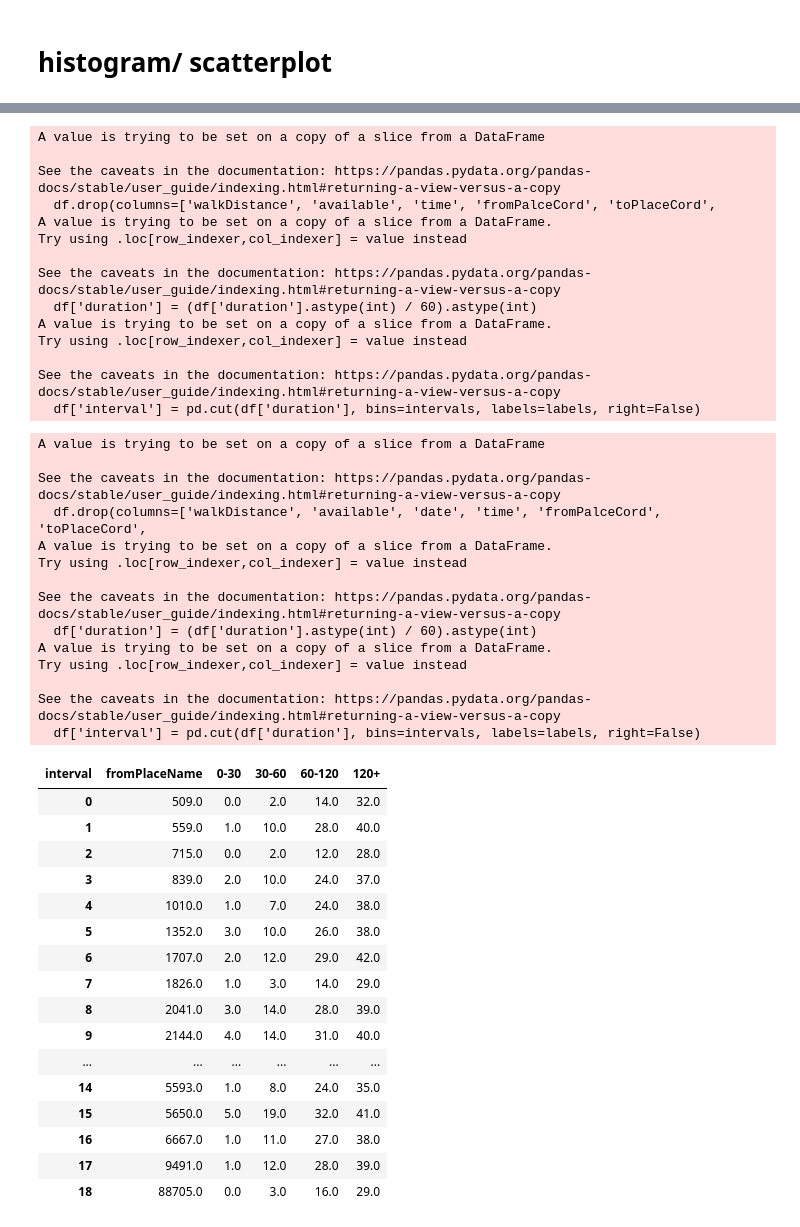
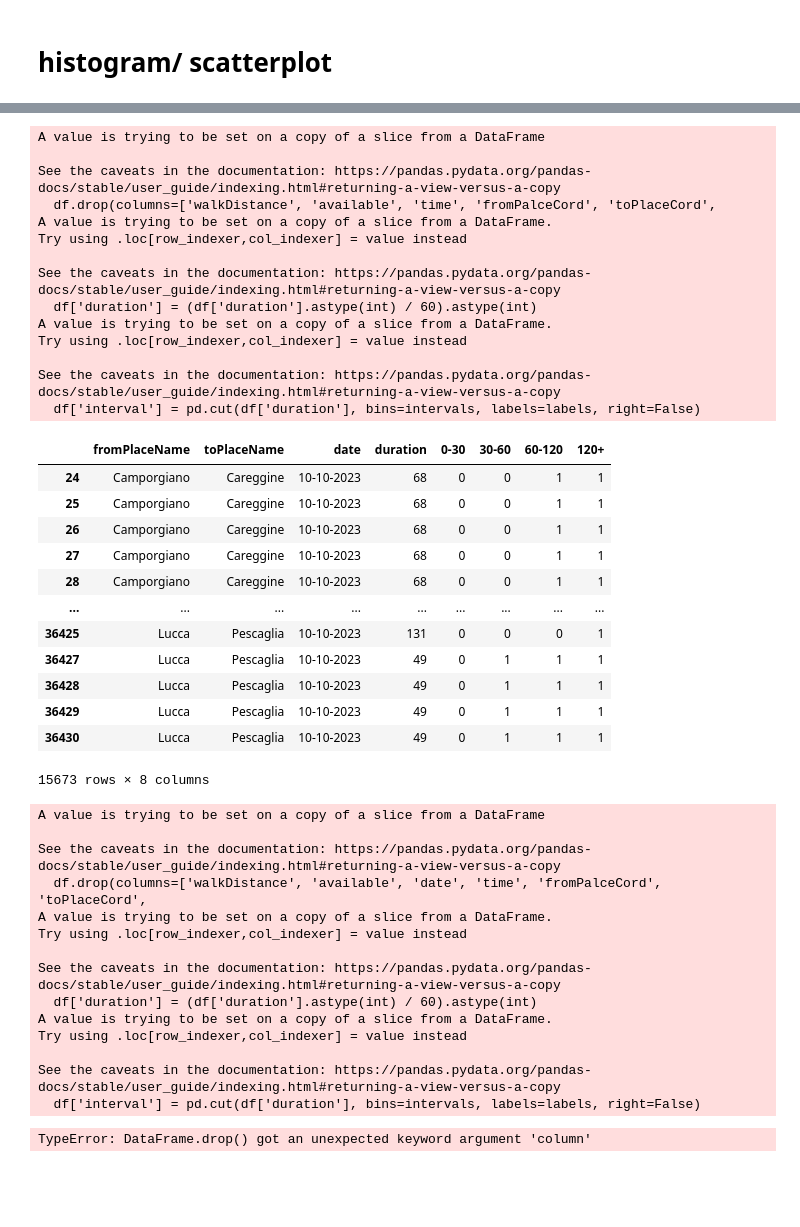
Before and after one commit to bianchi-john/OTPBorghi, a Jupyter notebook: histogram or scatterplot/histogram or scatterplot.ipynb, the cells around one changed output, grey strips where cells are left out. Cells and saved outputs as stored; diff of their text form; code cells hidden in the pictures; blank space fills up the shorter version.

```diff
--- a/histogram or scatterplot/histogram or scatterplot.ipynb
+++ b/histogram or scatterplot/histogram or scatterplot.ipynb
@@ -64,41 +64,50 @@ def timesPerPlaceByDateUniqueComuni(df, filename_repeated, filename_unique, date
     df = df.drop(columns=['interval'])
     durata_colonne = ["0-30", "30-60", "60-120", "120+"]
 
-    # Itera attraverso le righe del DataFrame
-    for index, row in df.iterrows():
-        # Itera attraverso le colonne di durata
-        for durata in durata_colonne:
-            # Se il valore è 1, imposta a 1 tutte le colonne precedenti
-            if row[durata] == 1:
-                index_of_durata = durata_colonne.index(durata)
-                df.loc[index, durata_colonne[:index_of_durata + 1]] = 1
+    df['120+'] = df['0-30'] + df['30-60'] + df['60-120'] + df['120+']
+    df['60-120'] = df['0-30'] + df['30-60'] + df['60-120']
+    df['30-60'] = df['0-30'] + df['30-60']
+
 
     # Salva il dataframe risultante nel file CSV con colonne ripetute
     df.to_csv(filename_repeated, index=False)
 
     # Salva il dataframe risultante nel file CSV con colonne non ripetute
     df_unique = df.drop_duplicates()
     df_unique.to_csv(filename_unique, index=False)
 
     return df
 
 # Esempio di utilizzo
 timesPerPlaceByDateUniqueComuni(comuni, 'timesPerPlaceComulative_repeated.csv', 'timesPerPlaceComulative_unique.csv')
 # %% [output]
 A value is trying to be set on a copy of a slice from a DataFrame
 
 See the caveats in the documentation: https://pandas.pydata.org/pandas-docs/stable/user_guide/indexing.html#returning-a-view-versus-a-copy
   df.drop(columns=['walkDistance', 'available', 'time', 'fromPalceCord', 'toPlaceCord',
 A value is trying to be set on a copy of a slice from a DataFrame.
 Try using .loc[row_indexer,col_indexer] = value instead
 
 See the caveats in the documentation: https://pandas.pydata.org/pandas-docs/stable/user_guide/indexing.html#returning-a-view-versus-a-copy
   df['duration'] = (df['duration'].astype(int) / 60).astype(int)
 A value is trying to be set on a copy of a slice from a DataFrame.
 Try using .loc[row_indexer,col_indexer] = value instead
 
 See the caveats in the documentation: https://pandas.pydata.org/pandas-docs/stable/user_guide/indexing.html#returning-a-view-versus-a-copy
   df['interval'] = pd.cut(df['duration'], bins=intervals, labels=labels, right=False)
+|  | fromPlaceName | toPlaceName | date | duration | 0-30 | 30-60 | 60-120 | 120+ |
+| 24 | Camporgiano | Careggine | 10-10-2023 | 68 | 0 | 0 | 1 | 1 |
+| 25 | Camporgiano | Careggine | 10-10-2023 | 68 | 0 | 0 | 1 | 1 |
+| 26 | Camporgiano | Careggine | 10-10-2023 | 68 | 0 | 0 | 1 | 1 |
+| 27 | Camporgiano | Careggine | 10-10-2023 | 68 | 0 | 0 | 1 | 1 |
+| 28 | Camporgiano | Careggine | 10-10-2023 | 68 | 0 | 0 | 1 | 1 |
+| ... | ... | ... | ... | ... | ... | ... | ... | ... |
+| 36425 | Lucca | Pescaglia | 10-10-2023 | 131 | 0 | 0 | 0 | 1 |
+| 36427 | Lucca | Pescaglia | 10-10-2023 | 49 | 0 | 1 | 1 | 1 |
+| 36428 | Lucca | Pescaglia | 10-10-2023 | 49 | 0 | 1 | 1 | 1 |
+| 36429 | Lucca | Pescaglia | 10-10-2023 | 49 | 0 | 1 | 1 | 1 |
+| 36430 | Lucca | Pescaglia | 10-10-2023 | 49 | 0 | 1 | 1 | 1 |
+15673 rows × 8 columns
 # %%
 def timesPerPlaceCoordinates(df,filename, date=None, time=None):
     if date is not None:
@@ -152,7 +161,7 @@ def timesPerPlaceCoordinates(df,filename, date=None, time=None):
     df['60-120'] = df['0-30'] + df['30-60'] + df['60-120']
     df['30-60'] = df['0-30'] + df['30-60']
 
-
+    df = df.drop(column=['interval'])
 
 
     df.to_csv(filename, index=False)
@@ -174,20 +183,4 @@ Try using .loc[row_indexer,col_indexer] = value instead
 
 See the caveats in the documentation: https://pandas.pydata.org/pandas-docs/stable/user_guide/indexing.html#returning-a-view-versus-a-copy
   df['interval'] = pd.cut(df['duration'], bins=intervals, labels=labels, right=False)
-| interval | fromPlaceName | 0-30 | 30-60 | 60-120 | 120+ |
-| 0 | 509.0 | 0.0 | 2.0 | 14.0 | 32.0 |
-| 1 | 559.0 | 1.0 | 10.0 | 28.0 | 40.0 |
-| 2 | 715.0 | 0.0 | 2.0 | 12.0 | 28.0 |
-| 3 | 839.0 | 2.0 | 10.0 | 24.0 | 37.0 |
-| 4 | 1010.0 | 1.0 | 7.0 | 24.0 | 38.0 |
-| 5 | 1352.0 | 3.0 | 10.0 | 26.0 | 38.0 |
-| 6 | 1707.0 | 2.0 | 12.0 | 29.0 | 42.0 |
-| 7 | 1826.0 | 1.0 | 3.0 | 14.0 | 29.0 |
-| 8 | 2041.0 | 3.0 | 14.0 | 28.0 | 39.0 |
-| 9 | 2144.0 | 4.0 | 14.0 | 31.0 | 40.0 |
-| ... | ... | ... | ... | ... | ... |
-| 14 | 5593.0 | 1.0 | 8.0 | 24.0 | 35.0 |
-| 15 | 5650.0 | 5.0 | 19.0 | 32.0 | 41.0 |
-| 16 | 6667.0 | 1.0 | 11.0 | 27.0 | 38.0 |
-| 17 | 9491.0 | 1.0 | 12.0 | 28.0 | 39.0 |
-| 18 | 88705.0 | 0.0 | 3.0 | 16.0 | 29.0 |
+TypeError: DataFrame.drop() got an unexpected keyword argument 'column'
```
Also changed, not shown: 2 other files.
